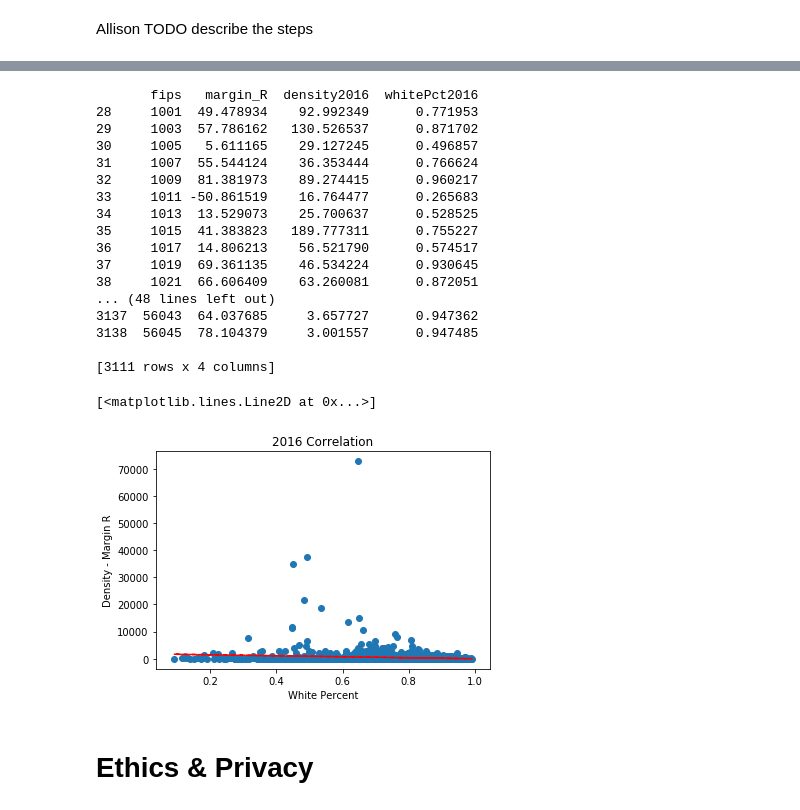
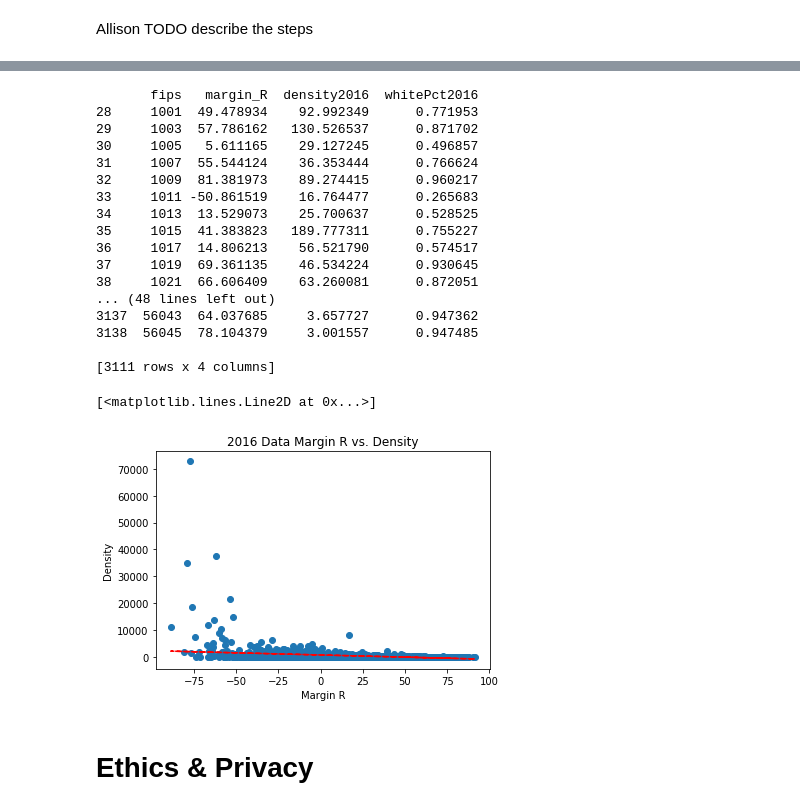
Before and after one commit to GiacomoPuccini/COGS108_Repo, a Jupyter notebook: FinalProject.ipynb, the cells around one changed output, grey strips where cells are left out. Drawn from its saved outputs; the diff is of its cells as text; code cells hidden in the pictures.

```diff
--- a/FinalProject.ipynb
+++ b/FinalProject.ipynb
@@ -473,38 +651,37 @@ plt.plot(data2012x, p4(data2012x), "r--")
 # %%
 #From allison - i took away the tostring() to make it easier to scroll
 print(data2016)
 
+data2016y = data2016['density2016']
+data2016x = data2016['margin_R']
 
-data2016x = data2016['whitePct2016']
-data2016y = data2016['density2016'] - data2016['margin_R']
-
-corrplot5 = plt.scatter(data2016x, data2016y)
-plt.xlabel('White Percent')
-plt.ylabel('Density - Margin R')
-plt.title('2016 Correlation')
-z5 = np.polyfit(data2016x, data2016y, 1)
-p5 = np.poly1d(z5)
-plt.plot(data2016x, p5(data2016x), "r--")
+corrplot10 = plt.scatter(data2016x, data2016y)
+plt.xlabel('Margin R')
+plt.ylabel('Density')
+plt.title('2016 Data Margin R vs. Density')
+z10 = np.polyfit(data2016x, data2016y, 1)
+p10 = np.poly1d(z10)
+plt.plot(data2016x, p10(data2016x), "r--")
 # %% [output]
        fips   margin_R  density2016  whitePct2016
 28     1001  49.478934    92.992349      0.771953
 29     1003  57.786162   130.526537      0.871702
 30     1005   5.611165    29.127245      0.496857
 31     1007  55.544124    36.353444      0.766624
 32     1009  81.381973    89.274415      0.960217
 33     1011 -50.861519    16.764477      0.265683
 34     1013  13.529073    25.700637      0.528525
 35     1015  41.383823   189.777311      0.755227
 36     1017  14.806213    56.521790      0.574517
 37     1019  69.361135    46.534224      0.930645
 38     1021  66.606409    63.260081      0.872051
 ... (48 lines left out)
 3137  56043  64.037685     3.657727      0.947362
 3138  56045  78.104379     3.001557      0.947485
 
 [3111 rows x 4 columns]
 [<matplotlib.lines.Line2D at 0x...>]
-[figure, old version]
+[figure, new version]
 # %% [markdown]
 # Ethics & Privacy
 # %% [markdown]
```
Also changed, not shown: parts of 9 cells of this notebook.
